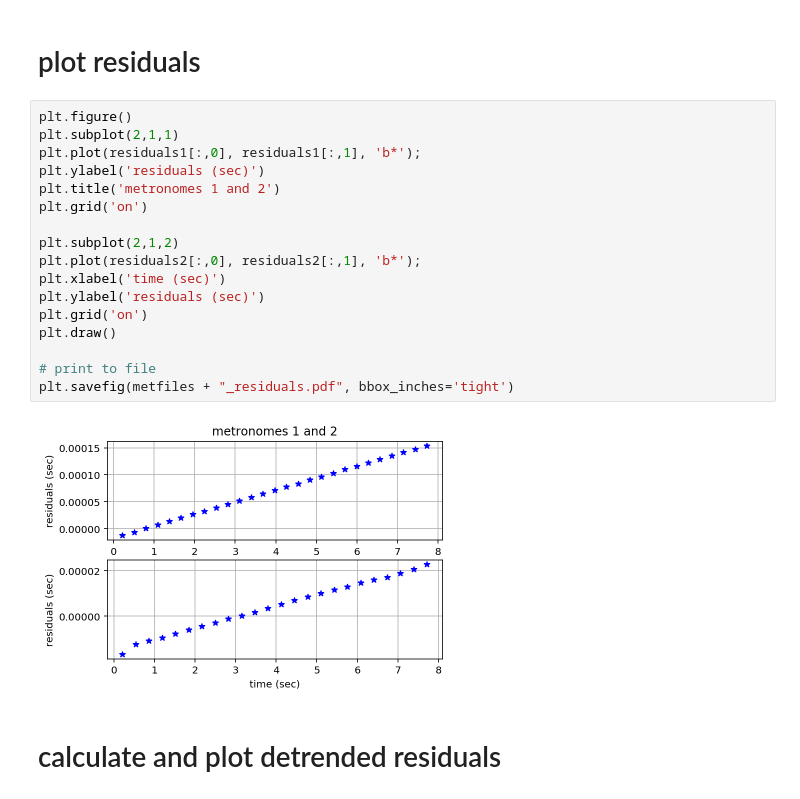
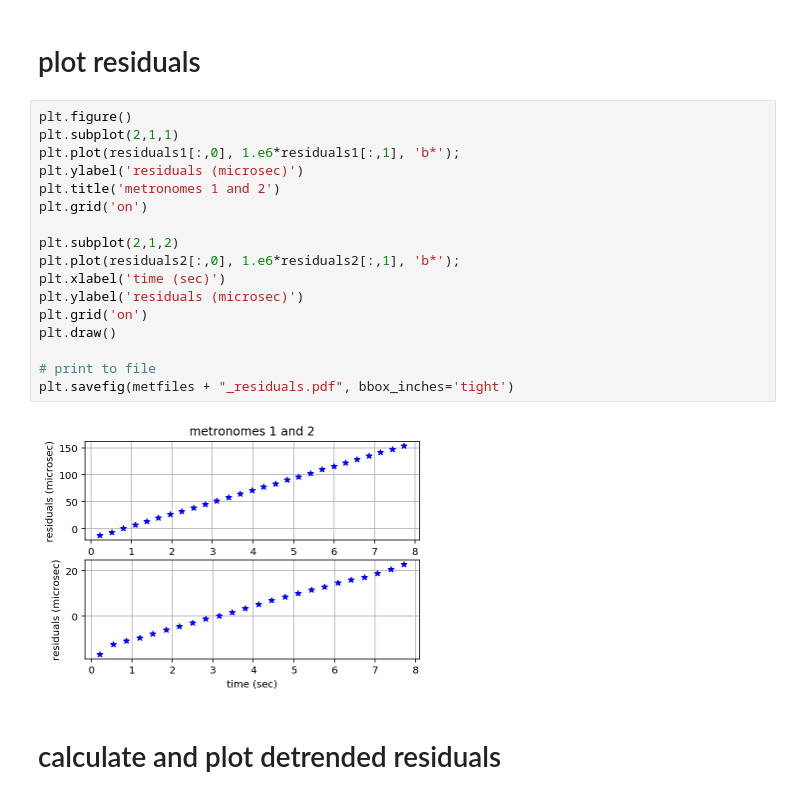
Before and after one commit to josephromano/pta-demo, a Jupyter notebook: code/PTAdemo.ipynb, the cells around one changed output. Cells and saved outputs as stored; diff of their text form.

Commit message:
updated to microsec

```diff
--- a/code/PTAdemo.ipynb
+++ b/code/PTAdemo.ipynb
@@ -183,22 +183,22 @@ calculating TOA 24
 # %%
 plt.figure()
 plt.subplot(2,1,1)
-plt.plot(residuals1[:,0], residuals1[:,1], 'b*');
-plt.ylabel('residuals (sec)')
+plt.plot(residuals1[:,0], 1.e6*residuals1[:,1], 'b*');
+plt.ylabel('residuals (microsec)')
 plt.title('metronomes 1 and 2')
 plt.grid('on')
 
 plt.subplot(2,1,2)
-plt.plot(residuals2[:,0], residuals2[:,1], 'b*');
+plt.plot(residuals2[:,0], 1.e6*residuals2[:,1], 'b*');
 plt.xlabel('time (sec)')
-plt.ylabel('residuals (sec)')
+plt.ylabel('residuals (microsec)')
 plt.grid('on')
 plt.draw()
 
 # print to file
 plt.savefig(metfiles + "_residuals.pdf", bbox_inches='tight')
 # %% [output]
-[figure, old version]
+[figure, new version]
 # %% [markdown]
 # calculate and plot detrended residuals
 # %%
```
Also changed, not shown: parts of 4 cells of this notebook.
